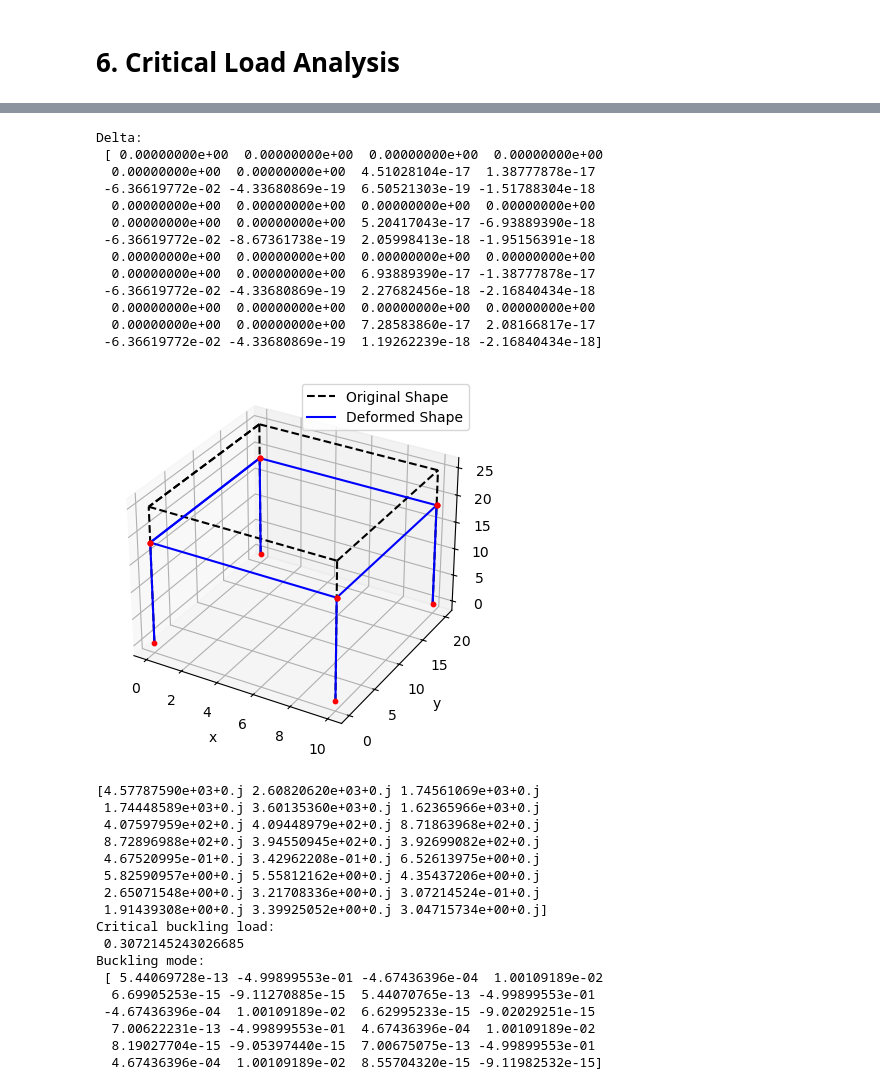
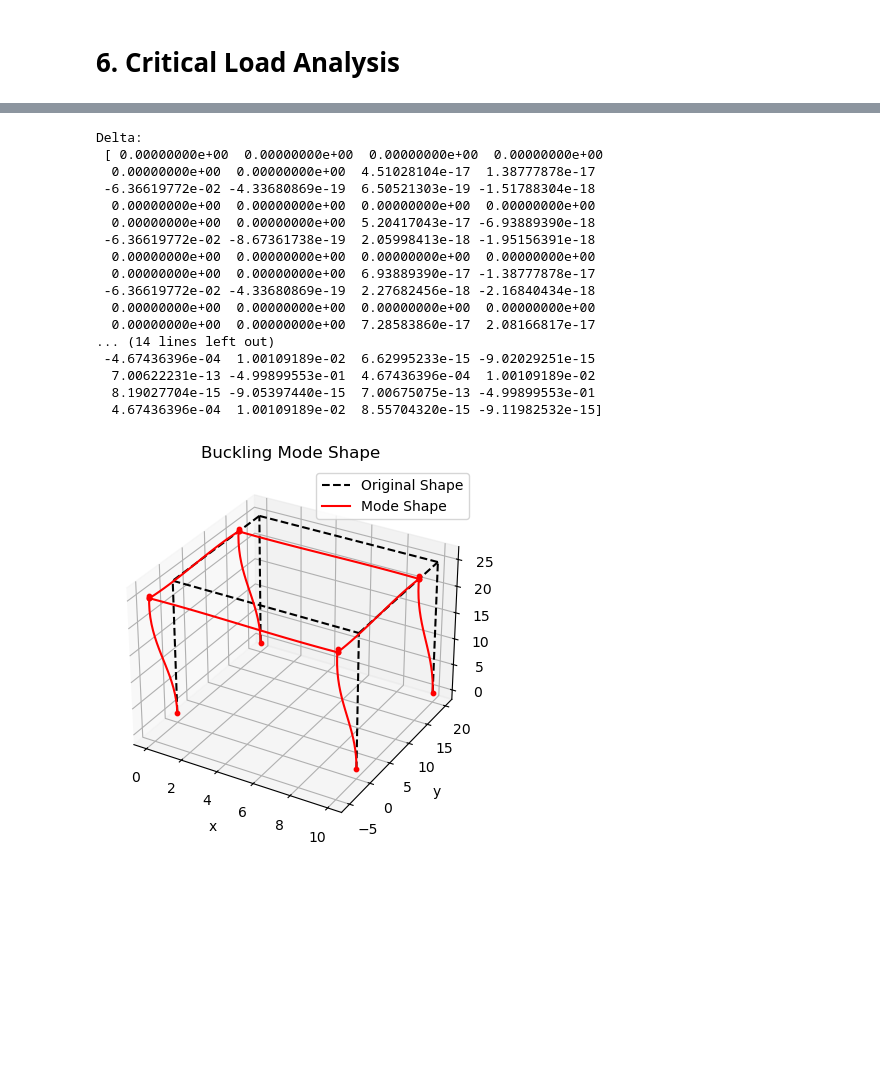
Before and after one commit to erfanhamdi/mastanJ, a Jupyter notebook: tutorials.ipynb, the cells around one changed output, grey strips where cells are left out. Cells and saved outputs as stored; diff of their text form; code cells hidden in the pictures; blank space fills up the shorter version.

```diff
--- a/tutorials.ipynb
+++ b/tutorials.ipynb
@@ -345,50 +304,37 @@ element2 = Element(node_list=[node2, node6], A = A, E = E, Iz = I_z, Iy= I_y, J
 element3 = Element(node_list=[node3, node7], A = A, E = E, Iz = I_z, Iy= I_y, J = J, nu = nu, I_rho = I_rho)
 element4 = Element(node_list=[node4, node5], A = A, E = E, Iz = I_z, Iy= I_y, J = J, nu = nu, I_rho = I_rho)
 element5 = Element(node_list=[node5, node6], A = A, E = E, Iz = I_z, Iy= I_y, J = J, nu = nu, I_rho = I_rho)
 element6 = Element(node_list=[node6, node7], A = A, E = E, Iz = I_z, Iy= I_y, J = J, nu = nu, I_rho = I_rho)
 element7 = Element(node_list=[node7, node4], A = A, E = E, Iz = I_z, Iy= I_y, J = J, nu = nu, I_rho = I_rho)
 F7.add_elements([element0, element1, element2, element3, element4, element5, element6, element7])
 F7.assemble()
 delta, F_rxn = F7.solve()
 print(f"Delta:\n {delta}")
 # print(f"Reaction force on supports:\n {F_rxn}")
 hermite_sf = HermiteShapeFunctions()
-plot_deformed([element0, element1, element2, element3, element4, element5, element6, element7], hermite_sf, delta, scale=100)
 F7.assemble_geometric()
 eigvals, eigvecs = F7.eigenvalue_analysis()
 print(eigvals)
 critical_load_idx = np.argsort(abs(eigvals.real))[0]
 print(f"Critical buckling load:\n {abs(eigvals.real)[critical_load_idx]}")
 print(f"Buckling mode:\n {eigvecs[:, critical_load_idx]}")
+plot_mode_shape(F7, F7.elems, hermite_sf, eigvecs[:, critical_load_idx], scale=10, discretization_points=20)
 # %% [output]
 Delta:
  [ 0.00000000e+00  0.00000000e+00  0.00000000e+00  0.00000000e+00
   0.00000000e+00  0.00000000e+00  4.51028104e-17  1.38777878e-17
  -6.36619772e-02 -4.33680869e-19  6.50521303e-19 -1.51788304e-18
   0.00000000e+00  0.00000000e+00  0.00000000e+00  0.00000000e+00
   0.00000000e+00  0.00000000e+00  5.20417043e-17 -6.93889390e-18
  -6.36619772e-02 -8.67361738e-19  2.05998413e-18 -1.95156391e-18
   0.00000000e+00  0.00000000e+00  0.00000000e+00  0.00000000e+00
   0.00000000e+00  0.00000000e+00  6.93889390e-17 -1.38777878e-17
  -6.36619772e-02 -4.33680869e-19  2.27682456e-18 -2.16840434e-18
   0.00000000e+00  0.00000000e+00  0.00000000e+00  0.00000000e+00
   0.00000000e+00  0.00000000e+00  7.28583860e-17  2.08166817e-17
- -6.36619772e-02 -4.33680869e-19  1.19262239e-18 -2.16840434e-18]
+... (14 lines left out)
+ -4.67436396e-04  1.00109189e-02  6.62995233e-15 -9.02029251e-15
+  7.00622231e-13 -4.99899553e-01  4.67436396e-04  1.00109189e-02
+  8.19027704e-15 -9.05397440e-15  7.00675075e-13 -4.99899553e-01
+  4.67436396e-04  1.00109189e-02  8.55704320e-15 -9.11982532e-15]
-[figure, old version]
+[figure, new version]
-[4.57787590e+03+0.j 2.60820620e+03+0.j 1.74561069e+03+0.j
- 1.74448589e+03+0.j 3.60135360e+03+0.j 1.62365966e+03+0.j
- 4.07597959e+02+0.j 4.09448979e+02+0.j 8.71863968e+02+0.j
- 8.72896988e+02+0.j 3.94550945e+02+0.j 3.92699082e+02+0.j
- 4.67520995e-01+0.j 3.42962208e-01+0.j 6.52613975e+00+0.j
- 5.82590957e+00+0.j 5.55812162e+00+0.j 4.35437206e+00+0.j
- 2.65071548e+00+0.j 3.21708336e+00+0.j 3.07214524e-01+0.j
- 1.91439308e+00+0.j 3.39925052e+00+0.j 3.04715734e+00+0.j]
-Critical buckling load:
- 0.3072145243026685
-Buckling mode:
- [ 5.44069728e-13 -4.99899553e-01 -4.67436396e-04  1.00109189e-02
-  6.69905253e-15 -9.11270885e-15  5.44070765e-13 -4.99899553e-01
- -4.67436396e-04  1.00109189e-02  6.62995233e-15 -9.02029251e-15
-  7.00622231e-13 -4.99899553e-01  4.67436396e-04  1.00109189e-02
-  8.19027704e-15 -9.05397440e-15  7.00675075e-13 -4.99899553e-01
-  4.67436396e-04  1.00109189e-02  8.55704320e-15 -9.11982532e-15]
```
Also changed, not shown: parts of 9 cells of this notebook.
